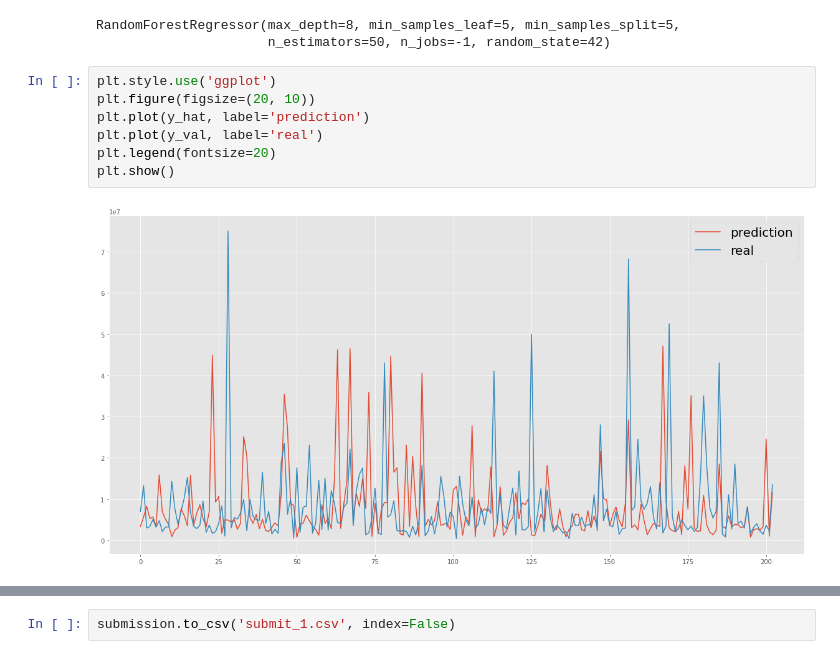
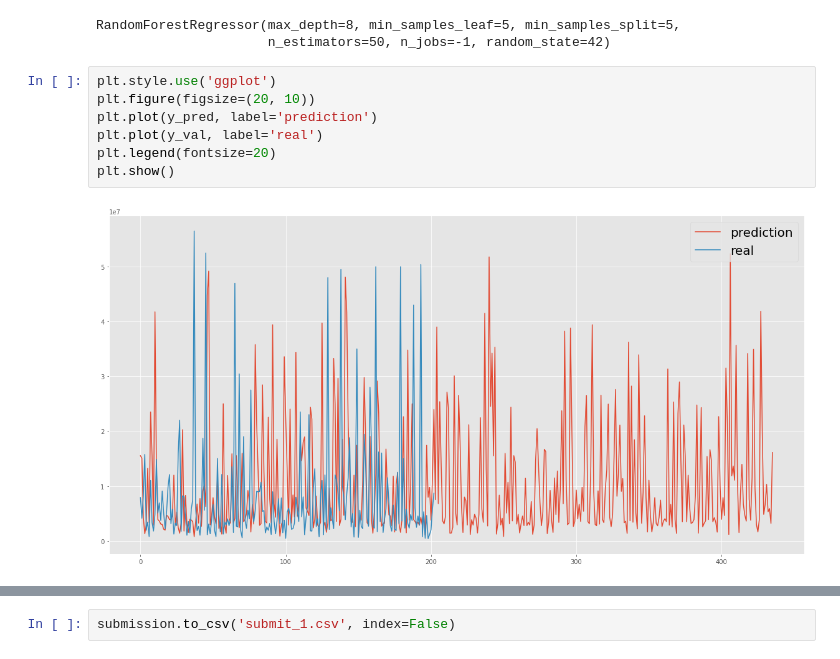
Before and after one commit to dong-hoon-lee/self_study, a Jupyter notebook: dacon/car_price_pred/car_price.ipynb, the cells around one changed output, grey strips where cells are left out. Saved outputs shown, nothing was run; the diff lists cells and outputs as text.

```diff
--- a/dacon/car_price_pred/car_price.ipynb
+++ b/dacon/car_price_pred/car_price.ipynb
@@ -412,12 +412,12 @@ RandomForestRegressor(max_depth=8, min_samples_leaf=5, min_samples_split=5,
 # %%
 plt.style.use('ggplot')
 plt.figure(figsize=(20, 10))
-plt.plot(y_hat, label='prediction')
+plt.plot(y_pred, label='prediction')
 plt.plot(y_val, label='real')
 plt.legend(fontsize=20)
 plt.show()
 # %% [output]
-[figure, old version]
+[figure, new version]
 # %%
 y_pred = model.predict(df_test_encoded)
 y_pred
```
Also changed, not shown: parts of 64 cells of this notebook, 1 other file.
